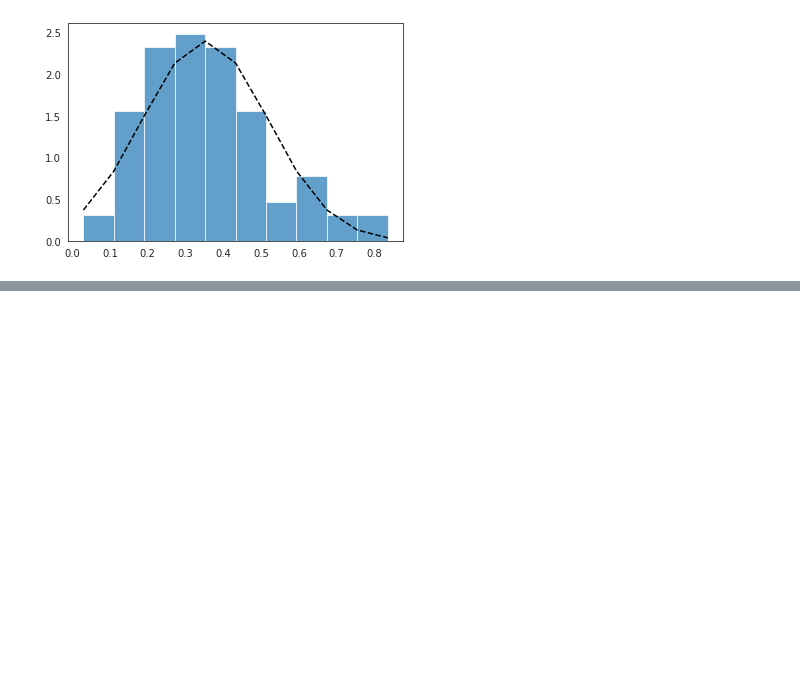
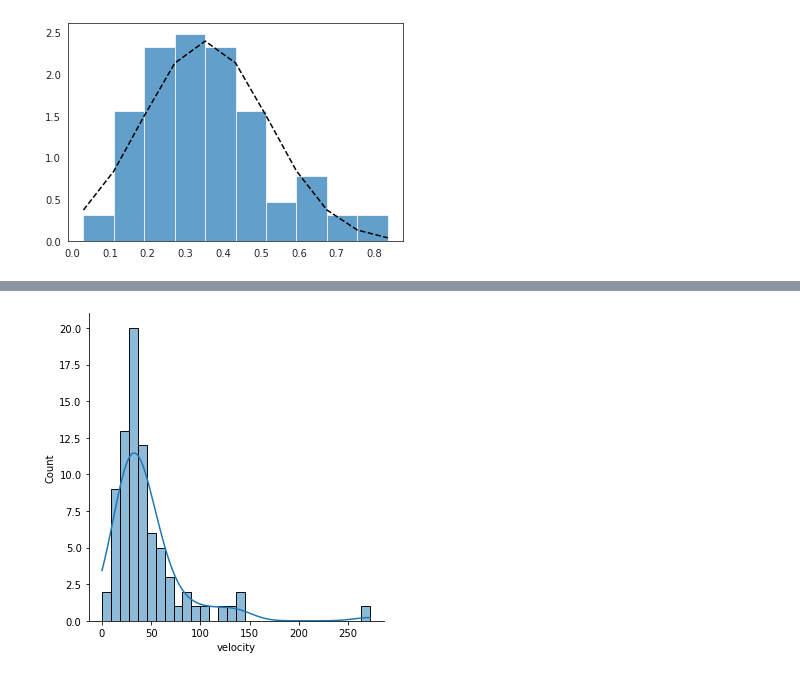
Before and after one commit to AlexeyKozlovsky/CoursePaper2, a Jupyter notebook: Practise/Scripts/AnalysisTest.ipynb, the cells around one changed output, grey strips where cells are left out. Saved outputs shown, nothing was run; the diff lists cells and outputs as text; code cells hidden in the pictures; blank space fills up the shorter version.

```diff
--- a/Practise/Scripts/Analysis.ipynb
+++ b/Practise/Scripts/AnalysisTest.ipynb
@@ -152,0 +227,4 @@ class Analizer:
+# %%
+a.dist_plot(0, 'velocity', 30)
+# %% [output]
+[figure, added]
```
Also changed, not shown: parts of 14 cells of this notebook, 1 other file.
